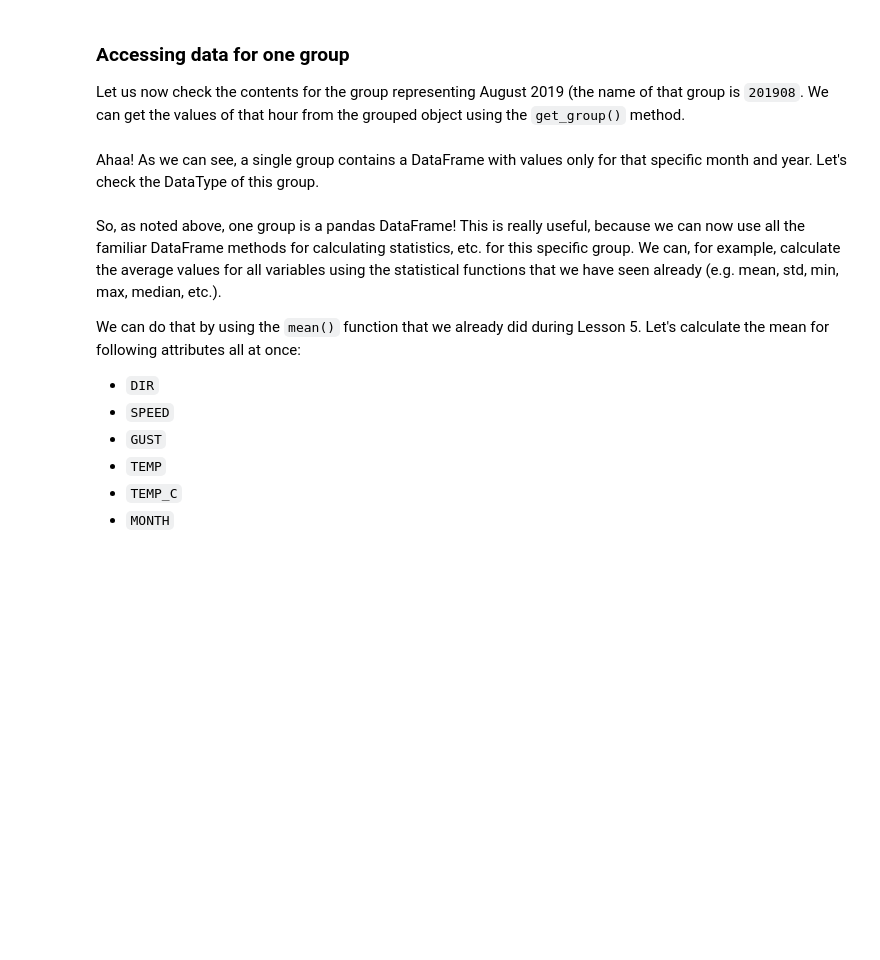
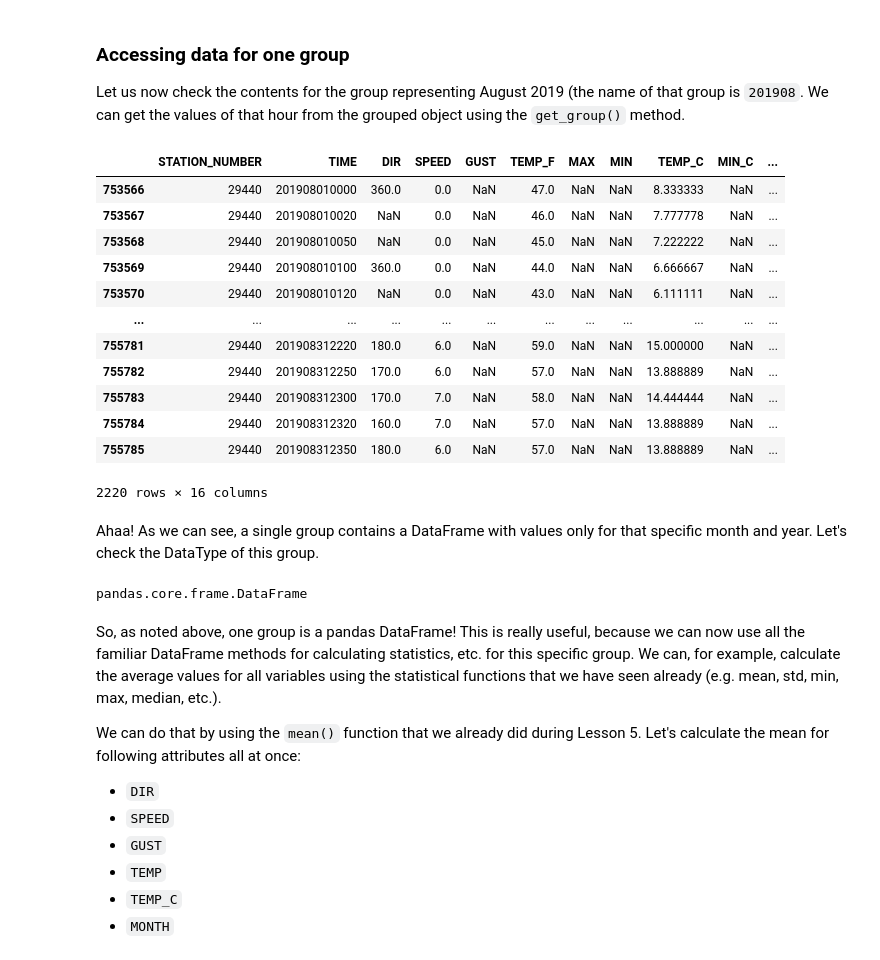
Before and after one commit to jeromemaiquez/geopython_notebooks, a Jupyter notebook: L6/advanced-data-processing-with-pandas.ipynb, the cells around one changed output. Drawn from its saved outputs; the diff is of its cells as text; code cells hidden in the pictures; blank space fills up the shorter version.

Commit message:
Finished Advanced Pandas notebook

```diff
--- a/L6/advanced-data-processing-with-pandas.ipynb
+++ b/L6/advanced-data-processing-with-pandas.ipynb
@@ -726,13 +732,33 @@ grouped.groups.keys()
 Let us now check the contents for the group representing August 2019 (the name of that group is `201908`. We can get the values of that hour from the grouped object using the `get_group()` method.
 # %%
 # Specify a month (as character string)
-
+month = '201908'
 
 # Select the group
+group1 = grouped.get_group(month)
 # %%
 # Let's see what we have
+group1
+# %% [output]
+|  | STATION_NUMBER | TIME | DIR | SPEED | GUST | TEMP_F | MAX | MIN | TEMP_C | MIN_C | ... |
+| 753566 | 29440 | 201908010000 | 360.0 | 0.0 | NaN | 47.0 | NaN | NaN | 8.333333 | NaN | ... |
+| 753567 | 29440 | 201908010020 | NaN | 0.0 | NaN | 46.0 | NaN | NaN | 7.777778 | NaN | ... |
+| 753568 | 29440 | 201908010050 | NaN | 0.0 | NaN | 45.0 | NaN | NaN | 7.222222 | NaN | ... |
+| 753569 | 29440 | 201908010100 | 360.0 | 0.0 | NaN | 44.0 | NaN | NaN | 6.666667 | NaN | ... |
+| 753570 | 29440 | 201908010120 | NaN | 0.0 | NaN | 43.0 | NaN | NaN | 6.111111 | NaN | ... |
+| ... | ... | ... | ... | ... | ... | ... | ... | ... | ... | ... | ... |
+| 755781 | 29440 | 201908312220 | 180.0 | 6.0 | NaN | 59.0 | NaN | NaN | 15.000000 | NaN | ... |
+| 755782 | 29440 | 201908312250 | 170.0 | 6.0 | NaN | 57.0 | NaN | NaN | 13.888889 | NaN | ... |
+| 755783 | 29440 | 201908312300 | 170.0 | 7.0 | NaN | 58.0 | NaN | NaN | 14.444444 | NaN | ... |
+| 755784 | 29440 | 201908312320 | 160.0 | 7.0 | NaN | 57.0 | NaN | NaN | 13.888889 | NaN | ... |
+| 755785 | 29440 | 201908312350 | 180.0 | 6.0 | NaN | 57.0 | NaN | NaN | 13.888889 | NaN | ... |
+2220 rows × 16 columns
 # %% [markdown]
 Ahaa! As we can see, a single group contains a DataFrame with values only for that specific month and year. Let's check the DataType of this group.
+# %%
+type(group1)
+# %% [output]
+pandas.core.frame.DataFrame
 # %% [markdown]
 So, as noted above, one group is a pandas DataFrame! This is really useful, because we can now use all the familiar DataFrame methods for calculating statistics, etc. for this specific group. We can, for example, calculate the average values for all variables using the statistical functions that we have seen already (e.g. mean, std, min, max, median, etc.).
 
```
Also changed, not shown: parts of 21 cells of this notebook.
